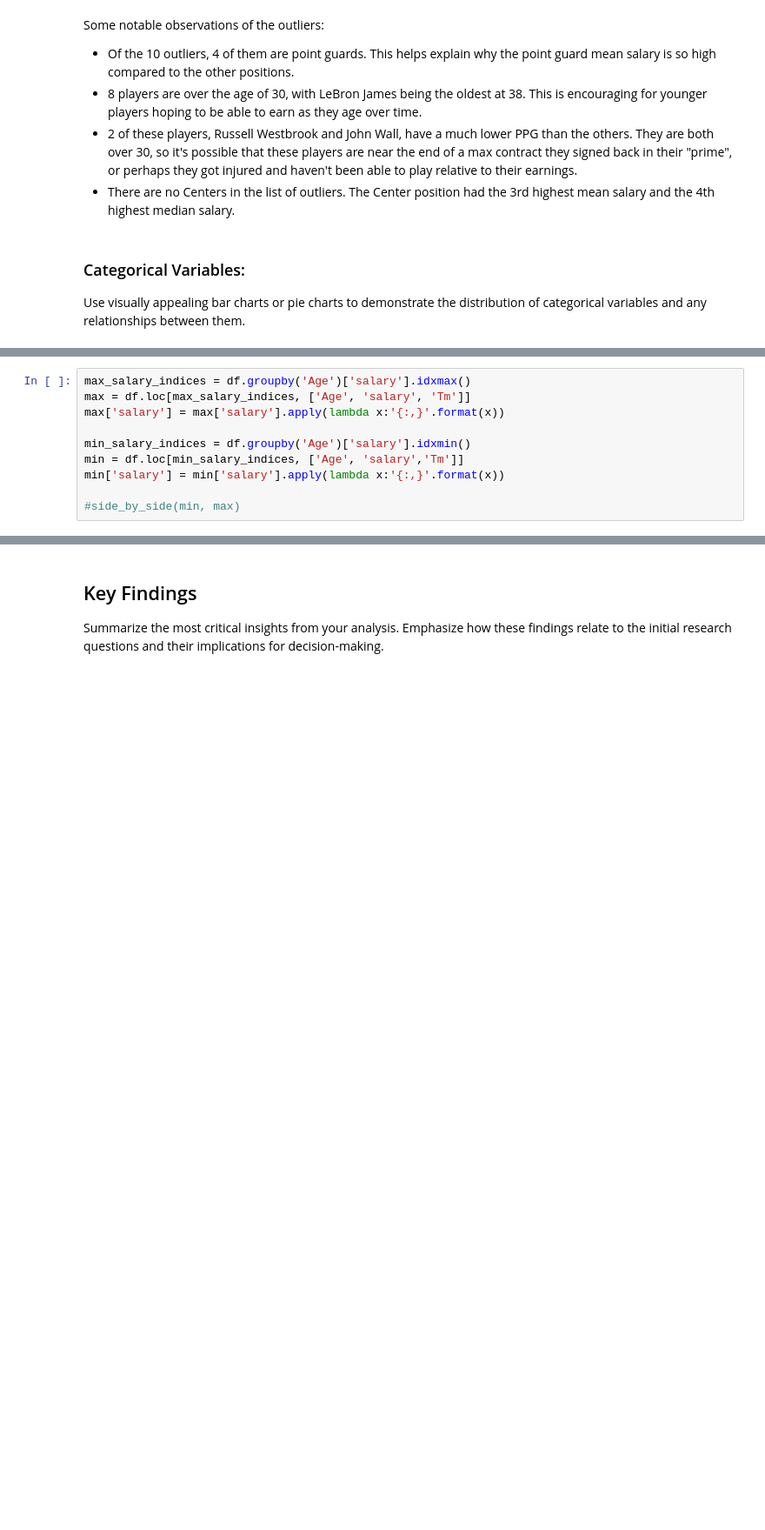
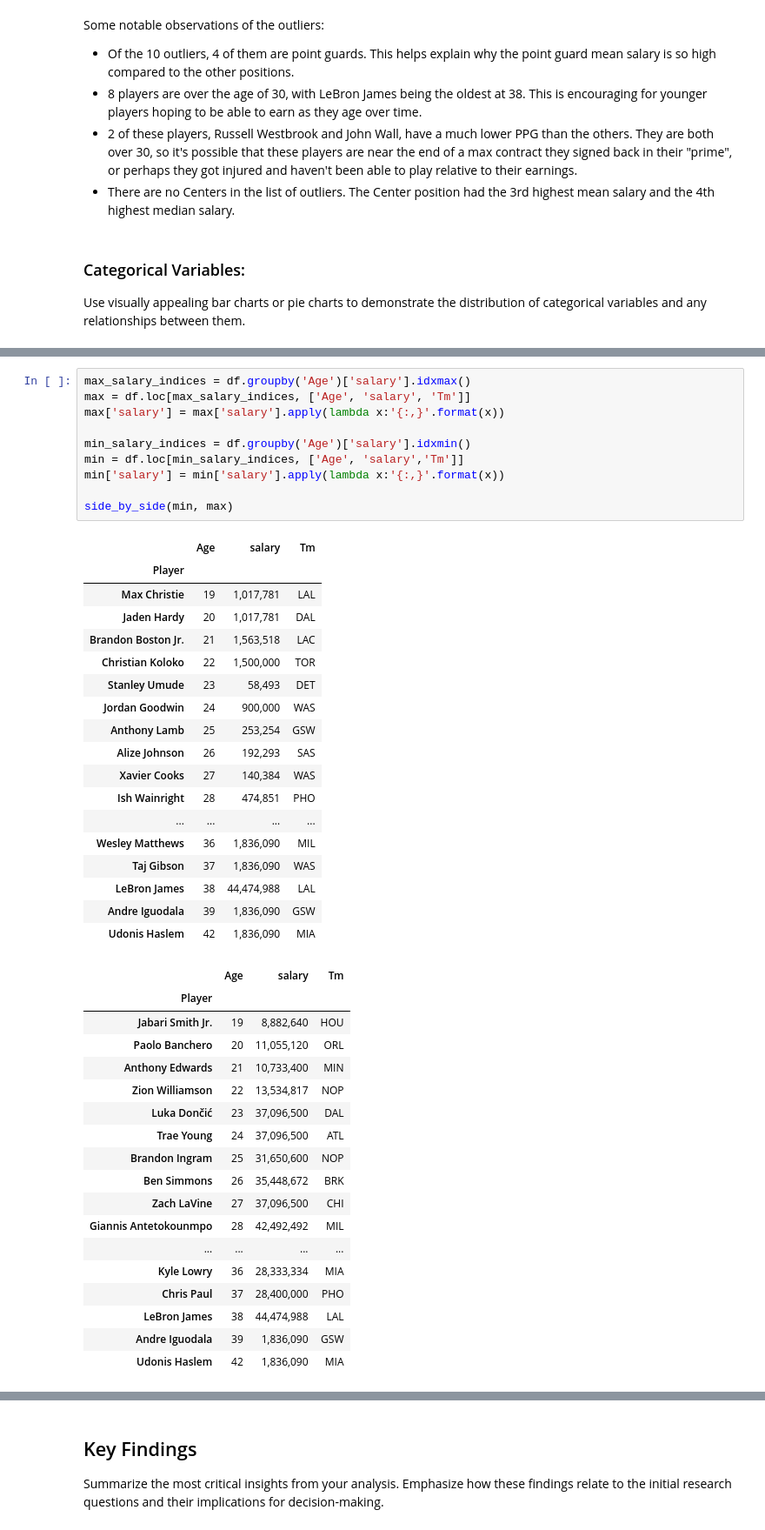
Before and after one commit to Harg-Ryan/NBA-Salary-Exploratory-Analysis-2022_23-Season, a Jupyter notebook: notebooks/NBASalaryAnalysisReport.ipynb, the cells around one changed output, grey strips where cells are left out. Shown at 87% size. Cells and saved outputs as stored; diff of their text form; blank space fills up the shorter version.

```diff
--- a/notebooks/NBASalaryAnalysisReport.ipynb
+++ b/notebooks/NBASalaryAnalysisReport.ipynb
@@ -401,13 +424,50 @@ Use visually appealing bar charts or pie charts to demonstrate the distribution
 # %%
 max_salary_indices = df.groupby('Age')['salary'].idxmax()
 max = df.loc[max_salary_indices, ['Age', 'salary', 'Tm']]
 max['salary'] = max['salary'].apply(lambda x:'{:,}'.format(x))
 
 min_salary_indices = df.groupby('Age')['salary'].idxmin()
 min = df.loc[min_salary_indices, ['Age', 'salary','Tm']]
 min['salary'] = min['salary'].apply(lambda x:'{:,}'.format(x))
 
-#side_by_side(min, max)
+side_by_side(min, max)
+# %% [output]
+|  | Age | salary | Tm |
+| Player |  |  |  |
+| Max Christie | 19 | 1,017,781 | LAL |
+| Jaden Hardy | 20 | 1,017,781 | DAL |
+| Brandon Boston Jr. | 21 | 1,563,518 | LAC |
+| Christian Koloko | 22 | 1,500,000 | TOR |
+| Stanley Umude | 23 | 58,493 | DET |
+| Jordan Goodwin | 24 | 900,000 | WAS |
+| Anthony Lamb | 25 | 253,254 | GSW |
+| Alize Johnson | 26 | 192,293 | SAS |
+| Xavier Cooks | 27 | 140,384 | WAS |
+| Ish Wainright | 28 | 474,851 | PHO |
+| ... | ... | ... | ... |
+| Wesley Matthews | 36 | 1,836,090 | MIL |
+| Taj Gibson | 37 | 1,836,090 | WAS |
+| LeBron James | 38 | 44,474,988 | LAL |
+| Andre Iguodala | 39 | 1,836,090 | GSW |
+| Udonis Haslem | 42 | 1,836,090 | MIA |
+|  | Age | salary | Tm |
+| Player |  |  |  |
+| Jabari Smith Jr. | 19 | 8,882,640 | HOU |
+| Paolo Banchero | 20 | 11,055,120 | ORL |
+| Anthony Edwards | 21 | 10,733,400 | MIN |
+| Zion Williamson | 22 | 13,534,817 | NOP |
+| Luka Dončić | 23 | 37,096,500 | DAL |
+| Trae Young | 24 | 37,096,500 | ATL |
+| Brandon Ingram | 25 | 31,650,600 | NOP |
+| Ben Simmons | 26 | 35,448,672 | BRK |
+| Zach LaVine | 27 | 37,096,500 | CHI |
+| Giannis Antetokounmpo | 28 | 42,492,492 | MIL |
+| ... | ... | ... | ... |
+| Kyle Lowry | 36 | 28,333,334 | MIA |
+| Chris Paul | 37 | 28,400,000 | PHO |
+| LeBron James | 38 | 44,474,988 | LAL |
+| Andre Iguodala | 39 | 1,836,090 | GSW |
+| Udonis Haslem | 42 | 1,836,090 | MIA |
 # %%
 result = pd.concat([min, max])
 
```
Also changed, not shown: parts of 6 cells of this notebook.
